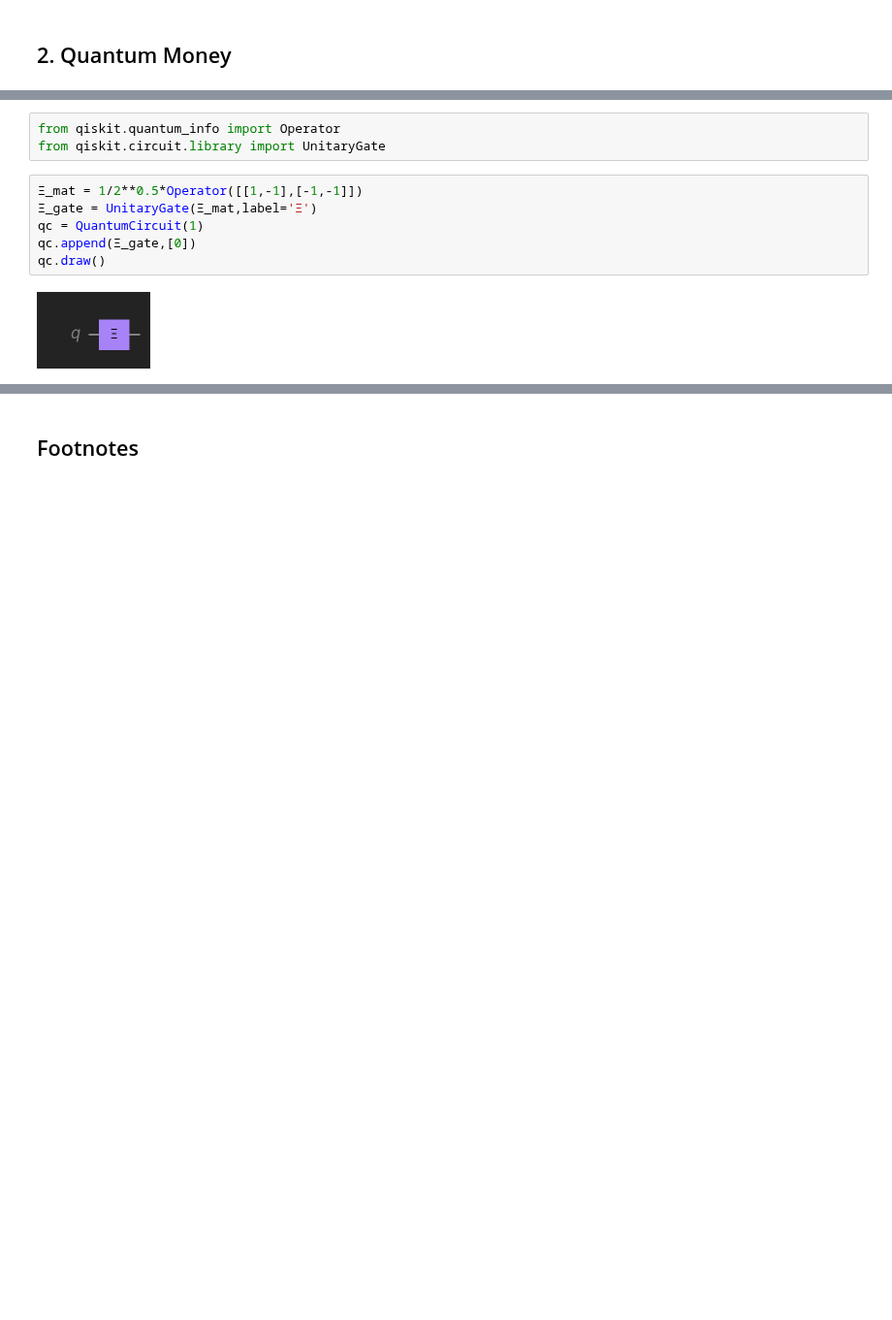
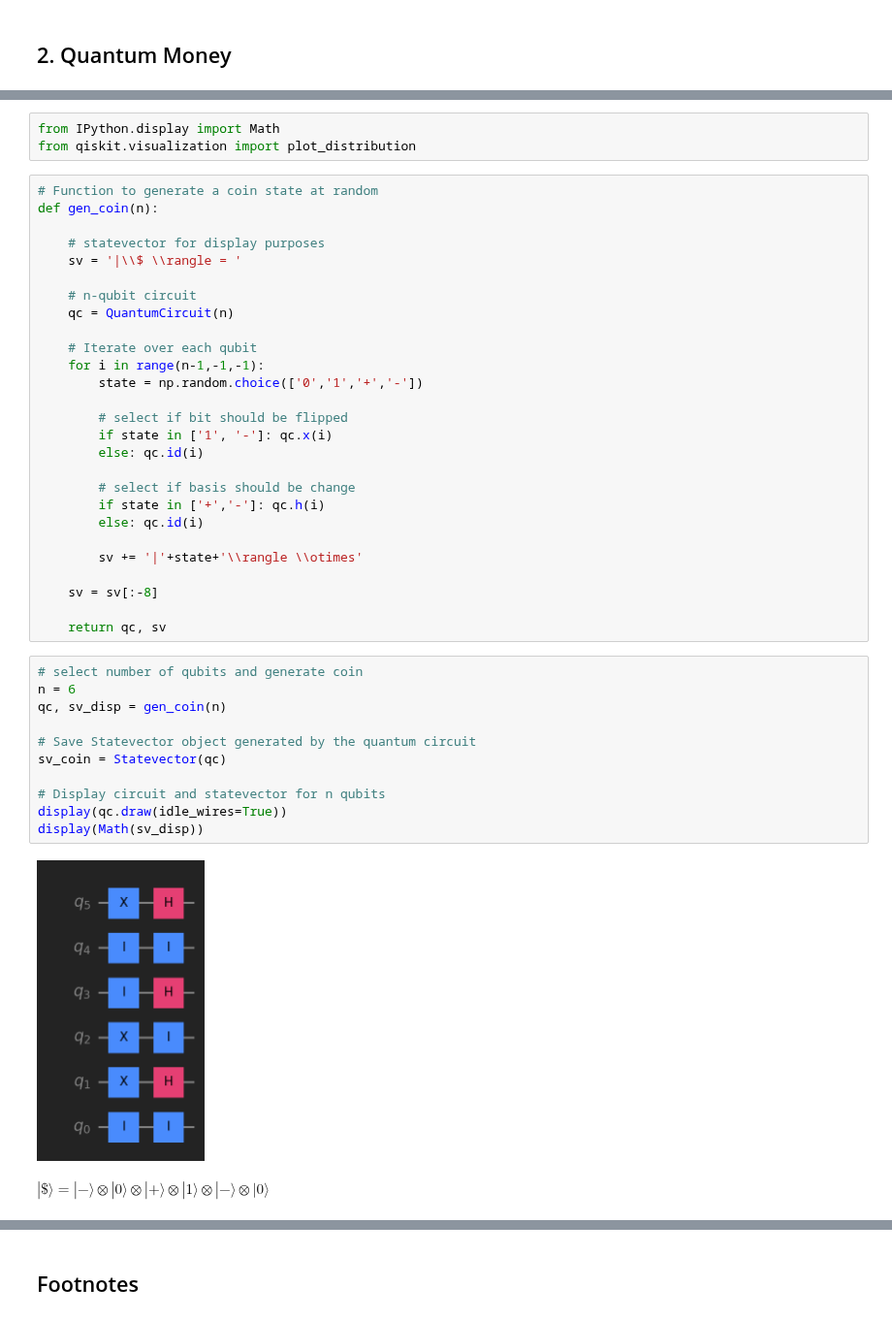
Before and after one commit to learn-quantum/lqc-textbook, a Jupyter notebook: chapters/03_quantum_protocols/03_01_quantum_money.ipynb, the cells around one changed output, grey strips where cells are left out. Shown at 97% size. Drawn from its saved outputs; the diff is of its cells as text; blank space fills up the shorter version.

```diff
--- a/chapters/03_quantum_protocols/03_01_quantum_money.ipynb
+++ b/chapters/03_quantum_protocols/03_01_quantum_money.ipynb
@@ -352,11 +363,44 @@ To avoid having to keep record of every single serial number string of gates, pr
-# %%
-from qiskit.quantum_info import Operator
-from qiskit.circuit.library import UnitaryGate
+# %%
+from IPython.display import Math
+from qiskit.visualization import plot_distribution
 # %%
-Ξ_mat = 1/2**0.5*Operator([[1,-1],[-1,-1]])
-Ξ_gate = UnitaryGate(Ξ_mat,label='Ξ')
-qc = QuantumCircuit(1)
-qc.append(Ξ_gate,[0])
-qc.draw()
+# Function to generate a coin state at random
+def gen_coin(n):
+
+    # statevector for display purposes
+    sv = '|\\$ \\rangle = '
+
+    # n-qubit circuit
+    qc = QuantumCircuit(n)
+
+    # Iterate over each qubit
+    for i in range(n-1,-1,-1):
+        state = np.random.choice(['0','1','+','-'])
+
+        # select if bit should be flipped
+        if state in ['1', '-']: qc.x(i)
+        else: qc.id(i)
+
+        # select if basis should be change
+        if state in ['+','-']: qc.h(i)
+        else: qc.id(i)
+
+        sv += '|'+state+'\\rangle \\otimes'
+
+    sv = sv[:-8]
+
+    return qc, sv
-# %% [output]
-[figure, removed]
+# %%
+# select number of qubits and generate coin
+n = 6
+qc, sv_disp = gen_coin(n)
+
+# Save Statevector object generated by the quantum circuit
+sv_coin = Statevector(qc)
+
+# Display circuit and statevector for n qubits
+display(qc.draw(idle_wires=True))
+display(Math(sv_disp))
+# %% [output]
+[figure, added]
+$\displaystyle |\$ \rangle = |-\rangle \otimes|0\rangle \otimes|+\rangle \otimes|1\rangle \otimes|-\rangle \otimes|0\rangle$
```
Also changed, not shown: parts of 11 cells of this notebook, 2 other files.
